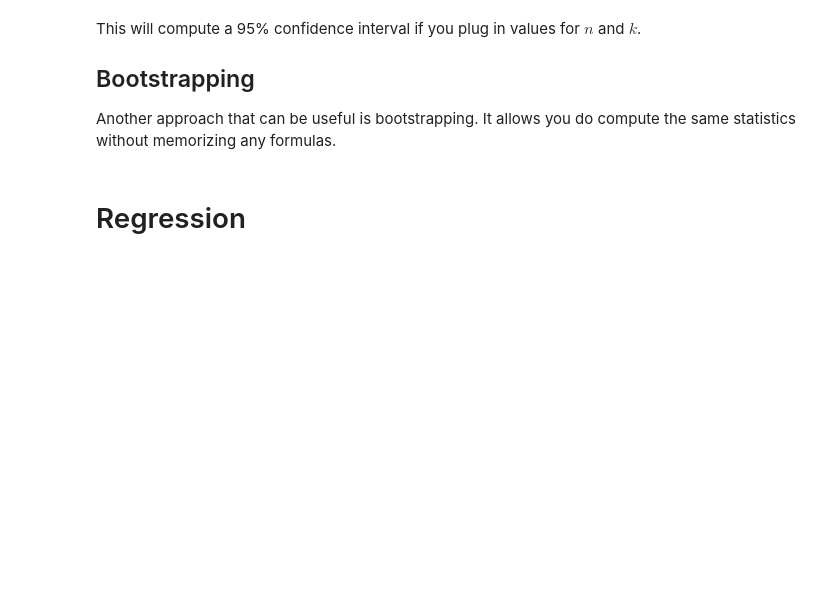
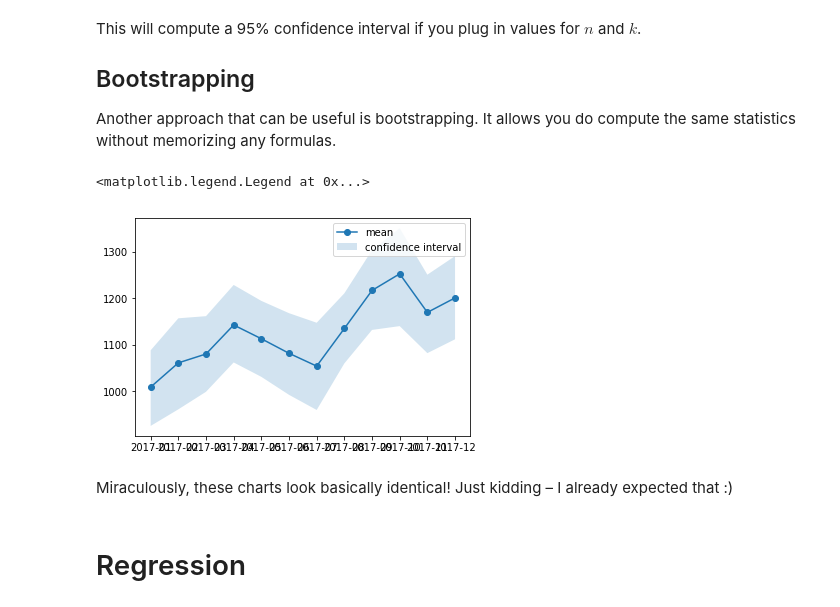
Before and after one commit to erikbern/uncertainty, a Jupyter notebook: notebook.ipynb, the cells around one changed output. Drawn from its saved outputs; the diff is of its cells as text; code cells hidden in the pictures; blank space fills up the shorter version.

```diff
--- a/notebook.ipynb
+++ b/notebook.ipynb
@@ -86,6 +107,28 @@ This will compute a 95% confidence interval if you plug in values for $n$ and $k
 ## Bootstrapping
 
 Another approach that can be useful is bootstrapping. It allows you do compute the same statistics without memorizing any formulas.
+# %%
+lo_bound = []
+hi_bound = []
+mean = []
+for month in months:
+    series = observations_by_month[month]
+    bootstrapped_means = []
+    for i in range(1000):
+        bootstrap = [random.choice(series) for _ in series]
+        bootstrapped_means.append(numpy.mean(bootstrap))
+    mean.append(numpy.mean(series))
+    lo_bound.append(numpy.percentile(bootstrapped_means, 5))
+    hi_bound.append(numpy.percentile(bootstrapped_means, 95))
+pyplot.clf()
+pyplot.plot(months, mean, marker='o', label='mean')
+pyplot.fill_between(months, lo_bound, hi_bound, alpha=0.2, label='confidence interval')
+pyplot.legend()
+# %% [output]
+<matplotlib.legend.Legend at 0x...>
+[figure, added]
+# %% [markdown]
+Miraculously, these charts look basically identical! Just kidding – I already expected that :)
 # %% [markdown]
 # Regression
 # %% [markdown]
```
Also changed, not shown: parts of 3 cells of this notebook.
